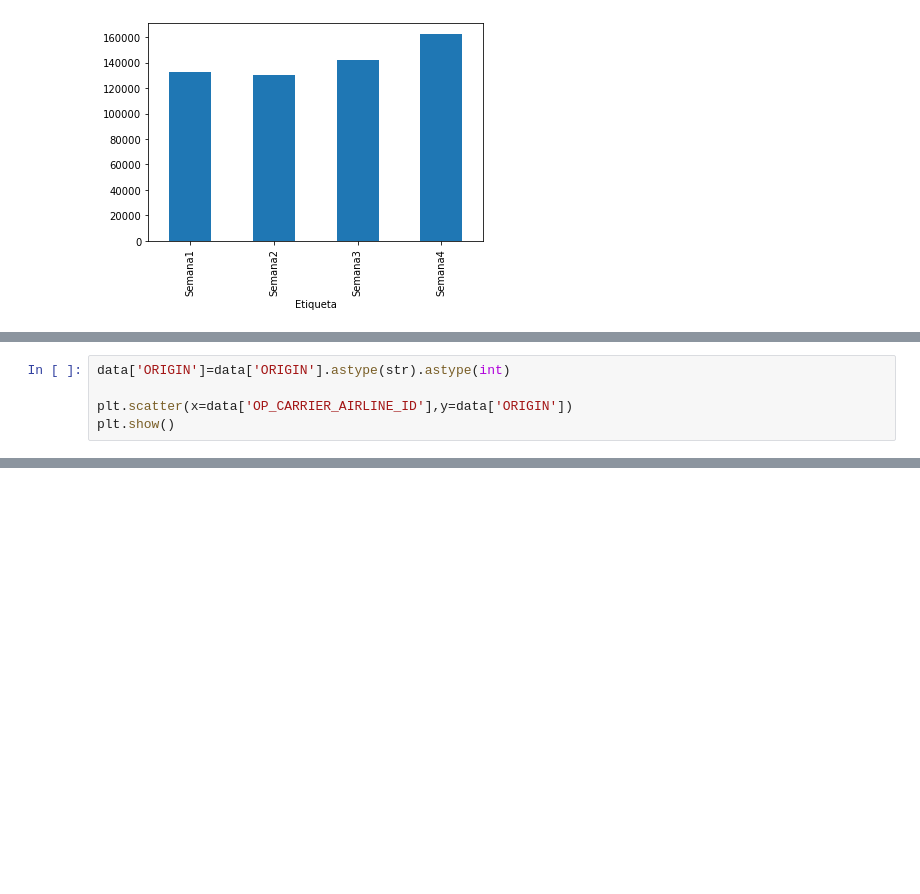
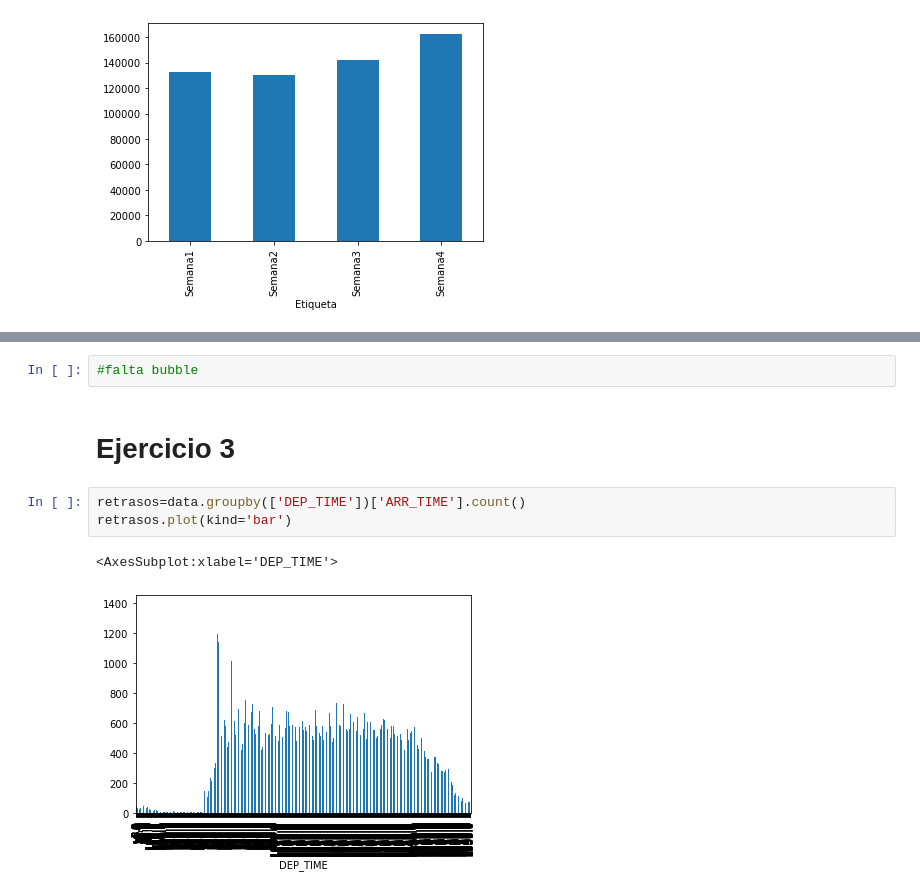
Before and after one commit to roig7/Practicamining1, a Jupyter notebook: LAB01-GRUPORoigChavarri/Practica2Vuelos.ipynb, the cells around one changed output, grey strips where cells are left out. Saved outputs shown, nothing was run; the diff lists cells and outputs as text; blank space fills up the shorter version.

```diff
--- a/LAB01-GRUPORoigChavarri/Practica2Vuelos.ipynb
+++ b/LAB01-GRUPORoigChavarri/Practica2Vuelos.ipynb
@@ -109,5 +109,0 @@ NameError: name 'x' is not defined
-# %%
-data['ORIGIN']=data['ORIGIN'].astype(str).astype(int)
-
-plt.scatter(x=data['OP_CARRIER_AIRLINE_ID'],y=data['ORIGIN'])
-plt.show()
@@ -125,0 +156,10 @@ show()
+# %%
+#falta bubble
+# %% [markdown]
+# Ejercicio 3
+# %%
+retrasos=data.groupby(['DEP_TIME'])['ARR_TIME'].count()
+retrasos.plot(kind='bar')
+# %% [output]
+<AxesSubplot:xlabel='DEP_TIME'>
+[figure, added]
```
Also changed, not shown: parts of 9 cells of this notebook.
